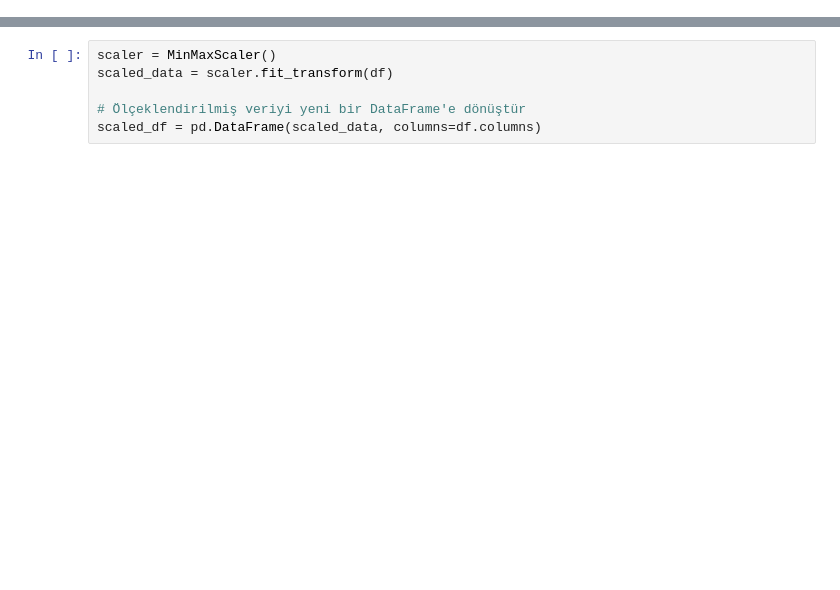
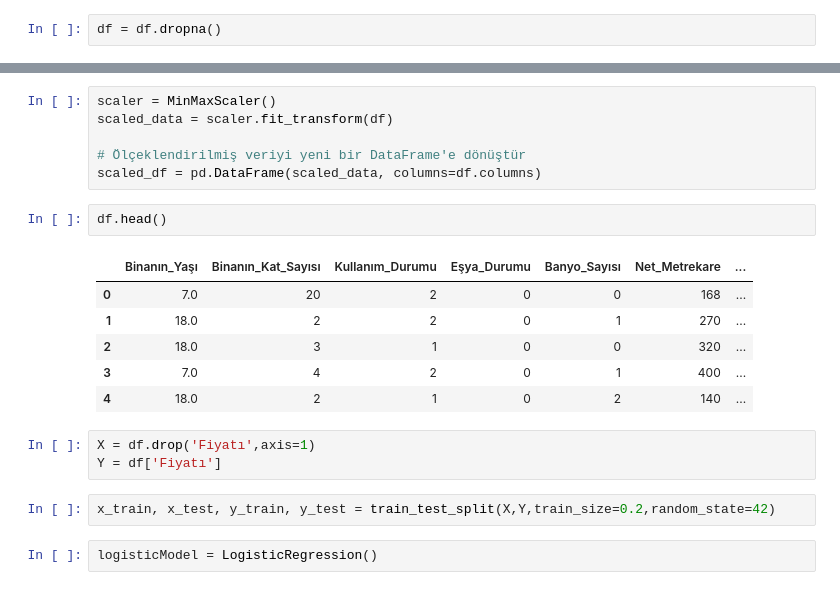
Before and after one commit to esti002/Machine_Learning, a Jupyter notebook: 03_House_Prices/house_prices_ml.ipynb, the cells around one changed output, grey strips where cells are left out. Cells and saved outputs as stored; diff of their text form; blank space fills up the shorter version.

```diff
--- a/03_House_Prices/house_prices_ml.ipynb
+++ b/03_House_Prices/house_prices_ml.ipynb
@@ -170,0 +194,2 @@ print(df)
+# %%
+df = df.dropna()
@@ -174,3 +214,19 @@ scaled_data = scaler.fit_transform(df)
 
 # Ölçeklendirilmiş veriyi yeni bir DataFrame'e dönüştür
 scaled_df = pd.DataFrame(scaled_data, columns=df.columns)
+# %%
+df.head()
+# %% [output]
+|  | Binanın_Yaşı | Binanın_Kat_Sayısı | Kullanım_Durumu | Eşya_Durumu | Banyo_Sayısı | Net_Metrekare | ... |
+| 0 | 7.0 | 20 | 2 | 0 | 0 | 168 | ... |
+| 1 | 18.0 | 2 | 2 | 0 | 1 | 270 | ... |
+| 2 | 18.0 | 3 | 1 | 0 | 0 | 320 | ... |
+| 3 | 7.0 | 4 | 2 | 0 | 1 | 400 | ... |
+| 4 | 18.0 | 2 | 1 | 0 | 2 | 140 | ... |
+# %%
+X = df.drop('Fiyatı',axis=1)
+Y = df['Fiyatı']
+# %%
+x_train, x_test, y_train, y_test = train_test_split(X,Y,train_size=0.2,random_state=42)
+# %%
+logisticModel = LogisticRegression()
```
Also changed, not shown: parts of 9 cells of this notebook.
